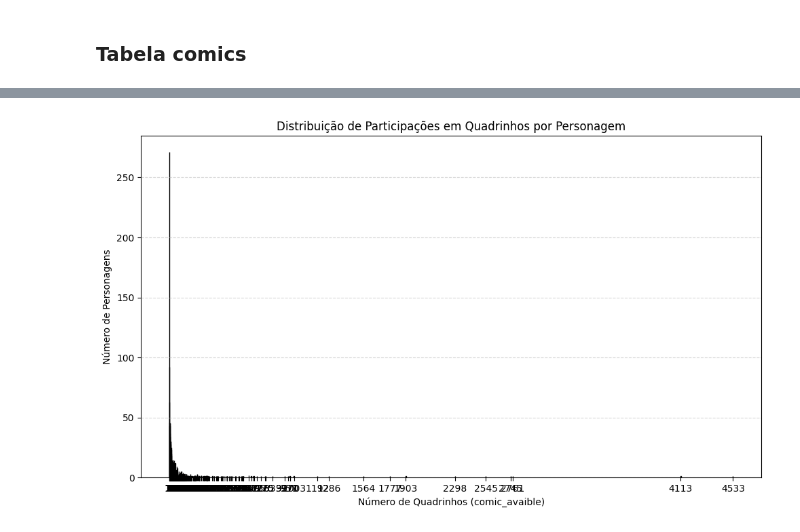
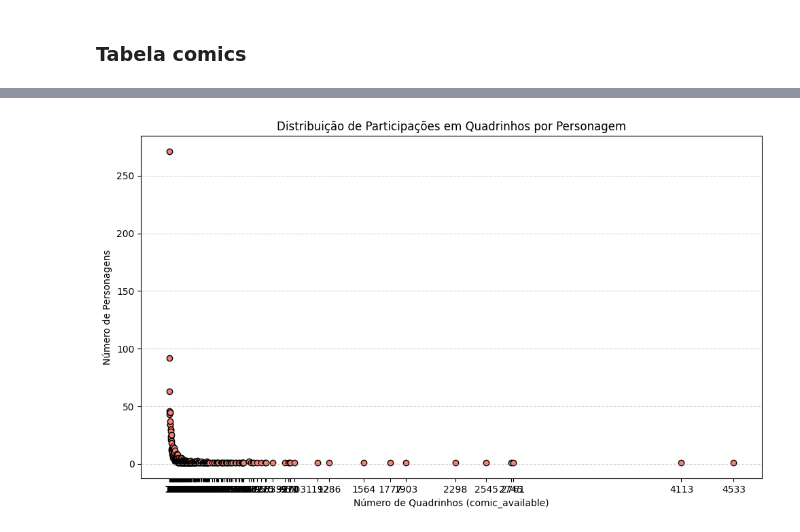
Before and after one commit to diogopaz/projeto-marvel, a Jupyter notebook: projeto_marvel.ipynb, the cells around one changed output, grey strips where cells are left out. Cells and saved outputs as stored; diff of their text form; code cells hidden in the pictures.

Commit message:
Insight quantidade de comics por Personagem

```diff
--- a/projeto_marvel.ipynb
+++ b/projeto_marvel.ipynb
@@ -152,6 +135,6 @@ conn = sqlite3.connect('marvel.db')
 cursor = conn.cursor()
 cursor.execute('select * from characters')
 charr = cursor.fetchall()
-df_char = pd.DataFrame(charr, columns=['id', 'name', 'description', 'modified', 'comic_avaible'])
-df_char.sort_values('comic_avaible', ascending=False)
+df_char = pd.DataFrame(charr, columns=['id', 'name', 'description', 'modified', 'comic_available'])
+df_char.sort_values('comic_available', ascending=False)
 # %% [output]
@@ -300,18 +276,18 @@ df_char.head(5)
 # %%
-import matplotlib.pyplot as plt
+
 
 # Supondo que df_characters foi carregado com a tabela characters
-df_char['comic_avaible'] = pd.to_numeric(df_char['comic_avaible'], errors='coerce')
-df_counts = df_char['comic_avaible'].value_counts().sort_index()
-
+df_char['comic_available'] = pd.to_numeric(df_char['comic_available'], errors='coerce')
+#df_filtered = df_char[df_char['comic_available'] > 0]
+df_counts = df_char['comic_available'].value_counts().sort_index()
 plt.figure(figsize=(10, 6))
-plt.bar(df_counts.index, df_counts.values, width=0.8, color='salmon', edgecolor='black')
+plt.scatter(df_counts.index, df_counts.values, color='salmon', edgecolor='black')
 plt.title('Distribuição de Participações em Quadrinhos por Personagem')
-plt.xlabel('Número de Quadrinhos (comic_avaible)')
+plt.xlabel('Número de Quadrinhos (comic_available)')
 plt.ylabel('Número de Personagens')
 plt.xticks(df_counts.index)  # Mostra somente inteiros no eixo X
 plt.grid(axis='y', linestyle='--', alpha=0.5)
 plt.tight_layout()
 plt.show()
 # %% [output]
-[figure, old version]
+[figure, new version]
```
Also changed, not shown: parts of 6 cells of this notebook.
